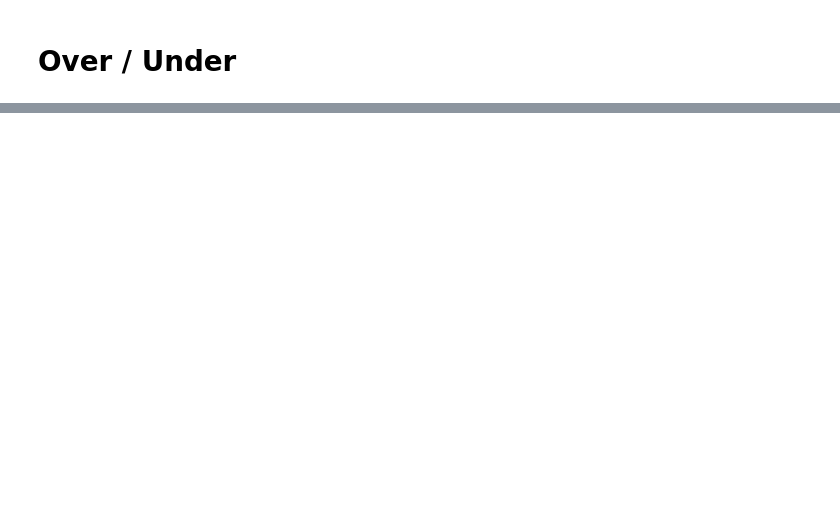
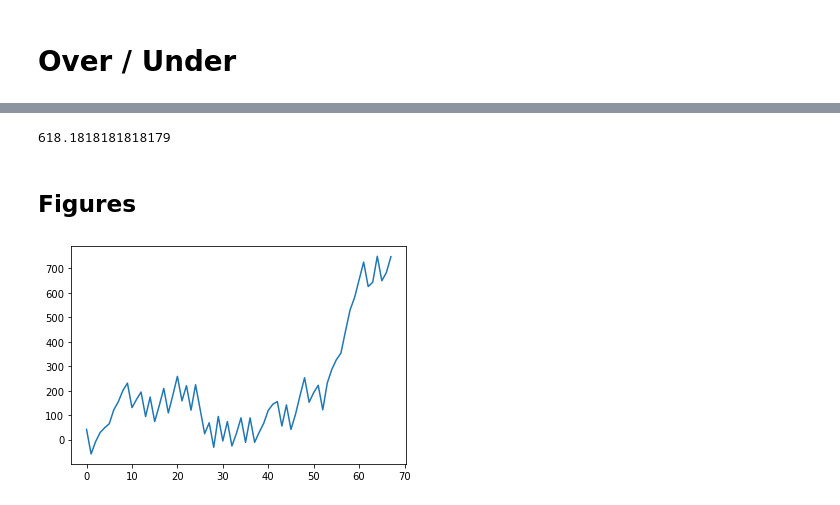
Before and after one commit to GogateVarun/NBA-Game-Predictor, a Jupyter notebook: Machine Learning/Playoffs_Predictions.ipynb, the cells around one changed output, grey strips where cells are left out. Drawn from its saved outputs; the diff is of its cells as text; code cells hidden in the pictures; blank space fills up the shorter version.

```diff
--- a/Machine Learning/Playoffs_Predictions.ipynb
+++ b/Machine Learning/Playoffs_Predictions.ipynb
@@ -262,0 +300,29 @@ sum(winnings_OU)
+# %%
+winnings_ML2 = []
+bet = 100
+ML_count2 = 0
+
+for i in np.arange(num_rows-1):
+    row = np.array(df_ML.iloc[i,0:10].values).reshape(1,-1)
+    ML_scaled = ML_scaler.transform(row)
+    ML_prediction = ML_model.predict(ML_scaled)
+    ML_output = ML_prediction[0][0]
+
+    wl = df_ML.iloc[i,10]
+
+    if ML_output >= 0.5:
+        ML_output = 1
+        ML_count2 +=1
+
+        if ML_output == wl:
+            ml = df_ML.iloc[i,1]
+            if (ml < 0):
+                ml = abs(ml)
+                win = (bet / ml)*100
+                winnings_ML2.append(win)
+            else:
+                win = (ml / bet)*100
+                winnings_ML2.append(win)
+
+        else: # ML_output != wl
+            winnings_ML2.append(-bet)
@@ -262,0 +391,10 @@ sum(winnings_OU)
+# %%
+sum(winnings_OU2)
+# %% [output]
+618.1818181818179
+# %% [markdown]
+## Figures
+# %%
+x_ML2 = np.arange(ML_count2)
+y_ML2 = np.cumsum(winnings_ML2)
+# THRESHOLD = 0.5
@@ -262,0 +409,4 @@ sum(winnings_OU)
+# %%
+plt.plot(x_ML2,y_ML2);
+# %% [output]
+[figure, added]
```
Also changed, not shown: parts of 36 cells of this notebook, 7 other files.
